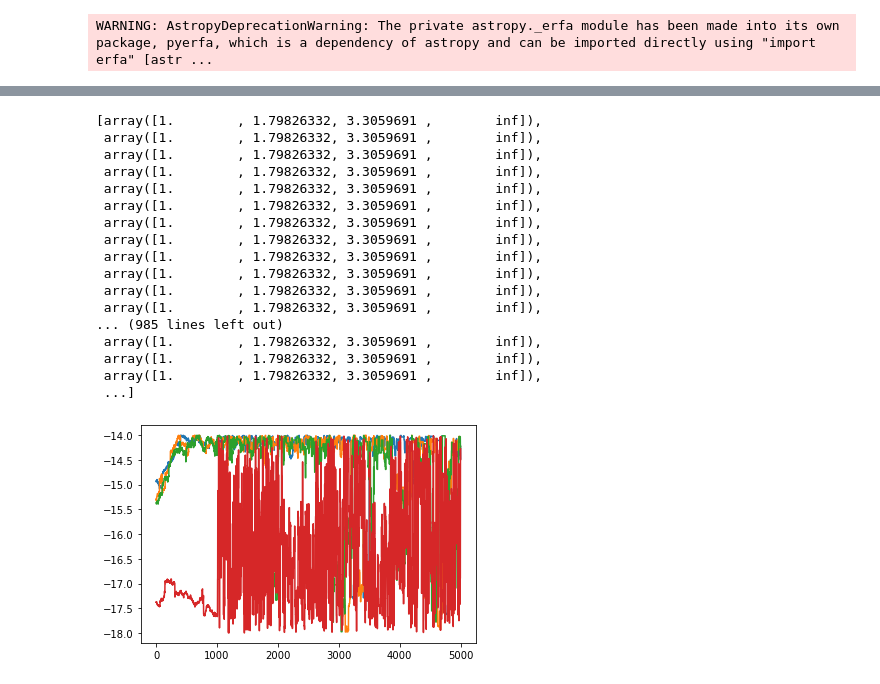
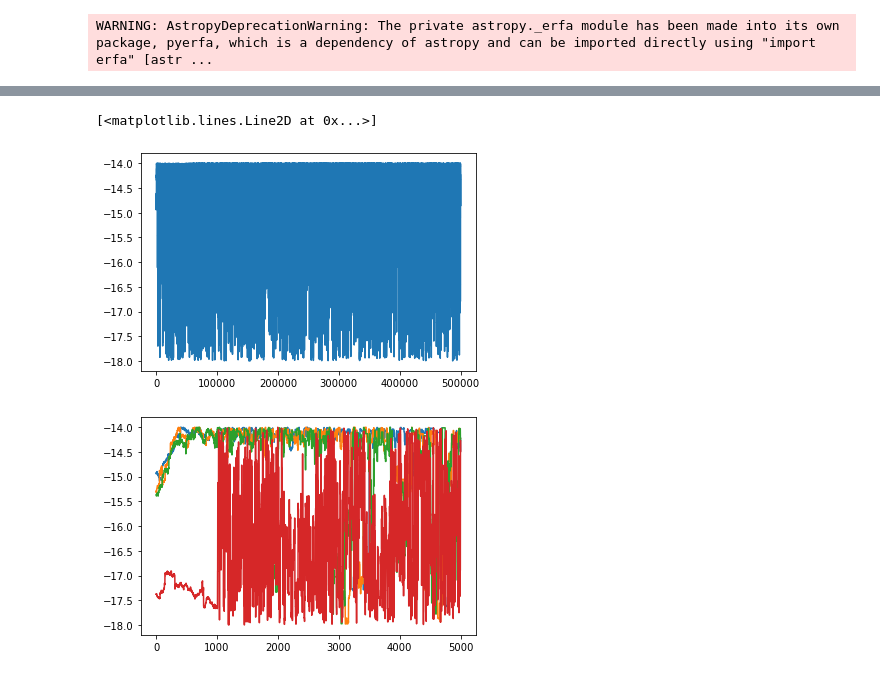
Before and after one commit to AaronDJohnson/impulse_mcmc, a Jupyter notebook: pta_test.ipynb, the cells around one changed output, grey strips where cells are left out. Cells and saved outputs as stored; diff of their text form; code cells hidden in the pictures.

```diff
--- a/pta_test.ipynb
+++ b/pta_test.ipynb
@@ -32,23 +34,8 @@ res, temps = pt_sample(pta.get_lnlikelihood, pta.get_lnprior, ndim, x0, ntemps=n
-# %%
-temps
-# %% [output]
-[array([1.        , 1.79826332, 3.3059691 ,        inf]),
- array([1.        , 1.79826332, 3.3059691 ,        inf]),
- array([1.        , 1.79826332, 3.3059691 ,        inf]),
- array([1.        , 1.79826332, 3.3059691 ,        inf]),
- array([1.        , 1.79826332, 3.3059691 ,        inf]),
- array([1.        , 1.79826332, 3.3059691 ,        inf]),
- array([1.        , 1.79826332, 3.3059691 ,        inf]),
- array([1.        , 1.79826332, 3.3059691 ,        inf]),
- array([1.        , 1.79826332, 3.3059691 ,        inf]),
- array([1.        , 1.79826332, 3.3059691 ,        inf]),
- array([1.        , 1.79826332, 3.3059691 ,        inf]),
- array([1.        , 1.79826332, 3.3059691 ,        inf]),
-... (985 lines left out)
- array([1.        , 1.79826332, 3.3059691 ,        inf]),
- array([1.        , 1.79826332, 3.3059691 ,        inf]),
- array([1.        , 1.79826332, 3.3059691 ,        inf]),
- ...]
+# %%
+plt.plot(res[:, 2, 0])
+# %% [output]
+[<matplotlib.lines.Line2D at 0x...>]
+[figure, added]
 # %%
 ii = 2
 plt.plot(res[0:5000, ii, 0])
```
Also changed, not shown: parts of 2 cells of this notebook, 1 other file.
